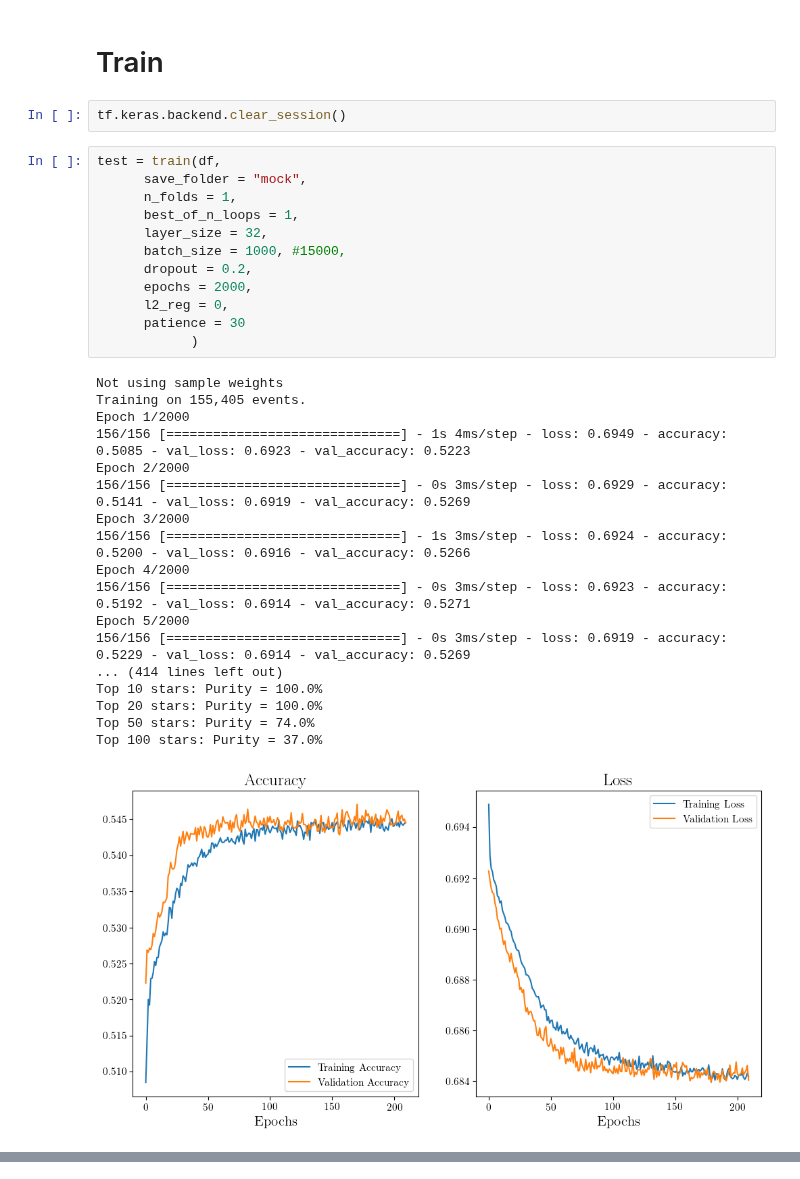
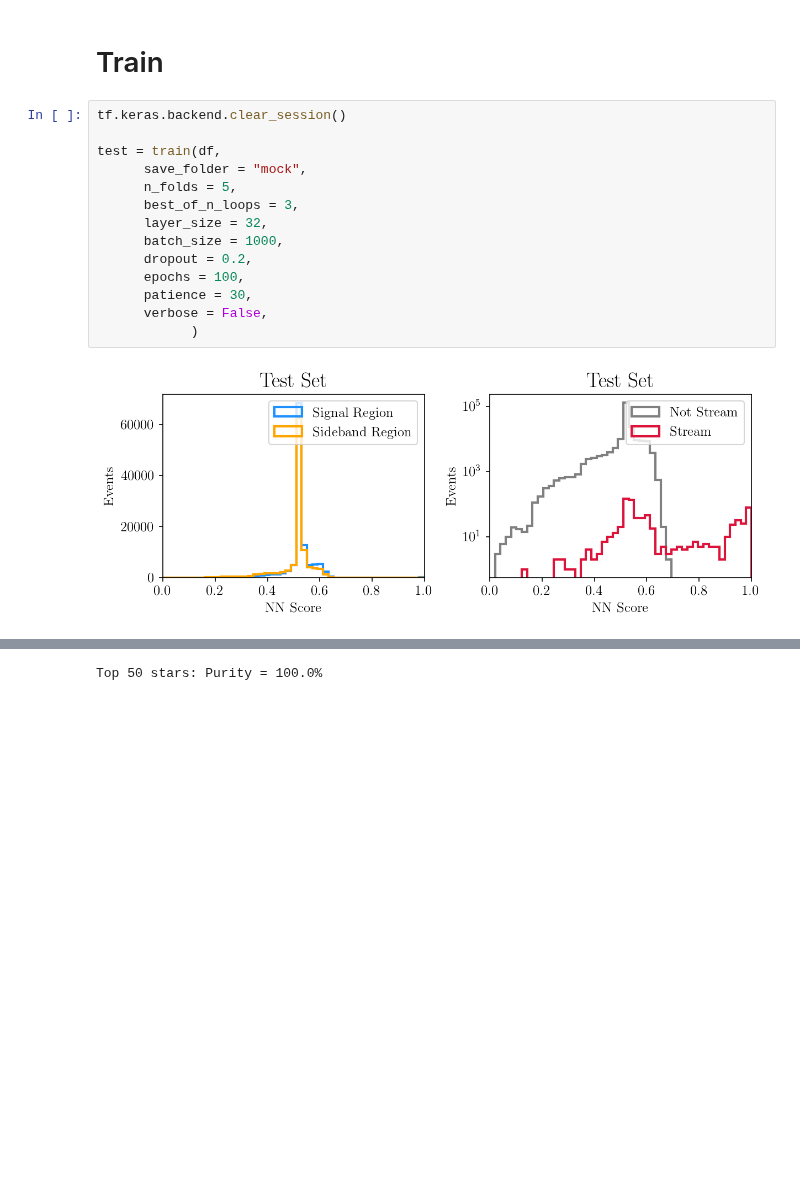
Before and after one commit to hep-lbdl/GaiaCWoLa, a Jupyter notebook: notebooks/Example_Finding_Mock_Stream.ipynb, the cells around one changed output, grey strips where cells are left out. Saved outputs shown, nothing was run; the diff lists cells and outputs as text; blank space fills up the shorter version.

Commit message:
Restarting things... streamlining plots and updating the mock stream notebook

```diff
--- a/notebooks/Example_Finding_Mock_Stream.ipynb
+++ b/notebooks/Example_Finding_Mock_Stream.ipynb
@@ -56,35 +50,18 @@ f_sig = 668.7X f_sideband.
 # %% [markdown]
 # Train
-# %%
-tf.keras.backend.clear_session()
 # %%
+tf.keras.backend.clear_session()
+
 test = train(df,
       save_folder = "mock",
-      n_folds = 1,
-      best_of_n_loops = 1,
+      n_folds = 5,
+      best_of_n_loops = 3,
       layer_size = 32,
-      batch_size = 1000, #15000,
+      batch_size = 1000,
       dropout = 0.2,
-      epochs = 2000,
-      l2_reg = 0,
-      patience = 30
+      epochs = 100,
+      patience = 30,
+      verbose = False,
             )
 # %% [output]
-Not using sample weights
-Training on 155,405 events.
-Epoch 1/2000
-156/156 [==============================] - 1s 4ms/step - loss: 0.6949 - accuracy: 0.5085 - val_loss: 0.6923 - val_accuracy: 0.5223
-Epoch 2/2000
-156/156 [==============================] - 0s 3ms/step - loss: 0.6929 - accuracy: 0.5141 - val_loss: 0.6919 - val_accuracy: 0.5269
-Epoch 3/2000
-156/156 [==============================] - 1s 3ms/step - loss: 0.6924 - accuracy: 0.5200 - val_loss: 0.6916 - val_accuracy: 0.5266
-Epoch 4/2000
-156/156 [==============================] - 0s 3ms/step - loss: 0.6923 - accuracy: 0.5192 - val_loss: 0.6914 - val_accuracy: 0.5271
-Epoch 5/2000
-156/156 [==============================] - 0s 3ms/step - loss: 0.6919 - accuracy: 0.5229 - val_loss: 0.6914 - val_accuracy: 0.5269
-... (414 lines left out)
-Top 10 stars: Purity = 100.0%
-Top 20 stars: Purity = 100.0%
-Top 50 stars: Purity = 74.0%
-Top 100 stars: Purity = 37.0%
-[figure, old version]
+[figure, new version]
@@ -91,0 +69 @@ Top 100 stars: Purity = 37.0%
+Top 50 stars: Purity = 100.0%
```
Also changed, not shown: parts of 4 cells of this notebook, 3 other files.
